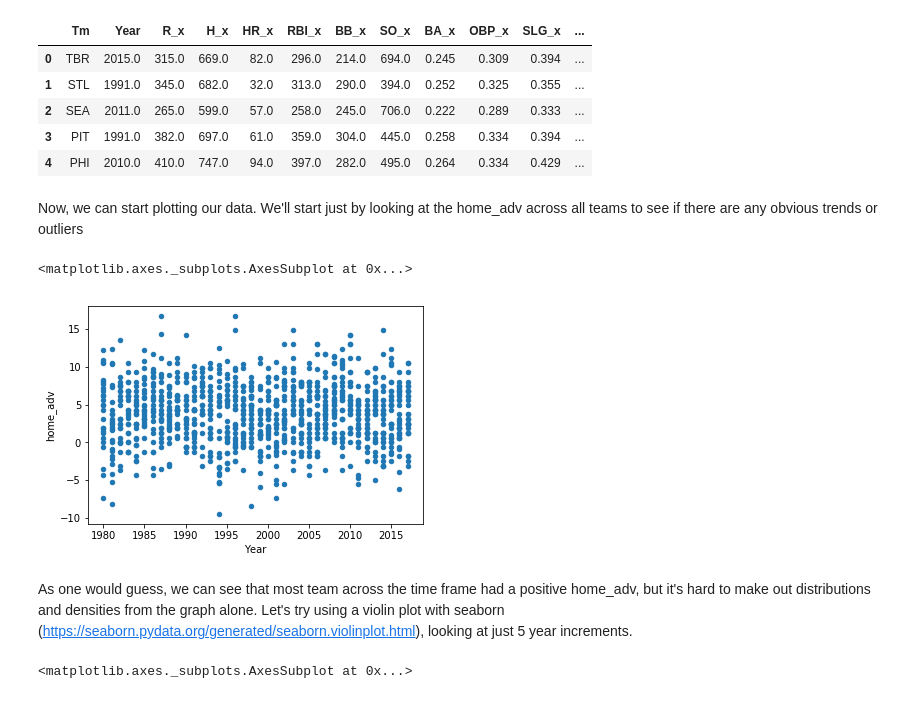
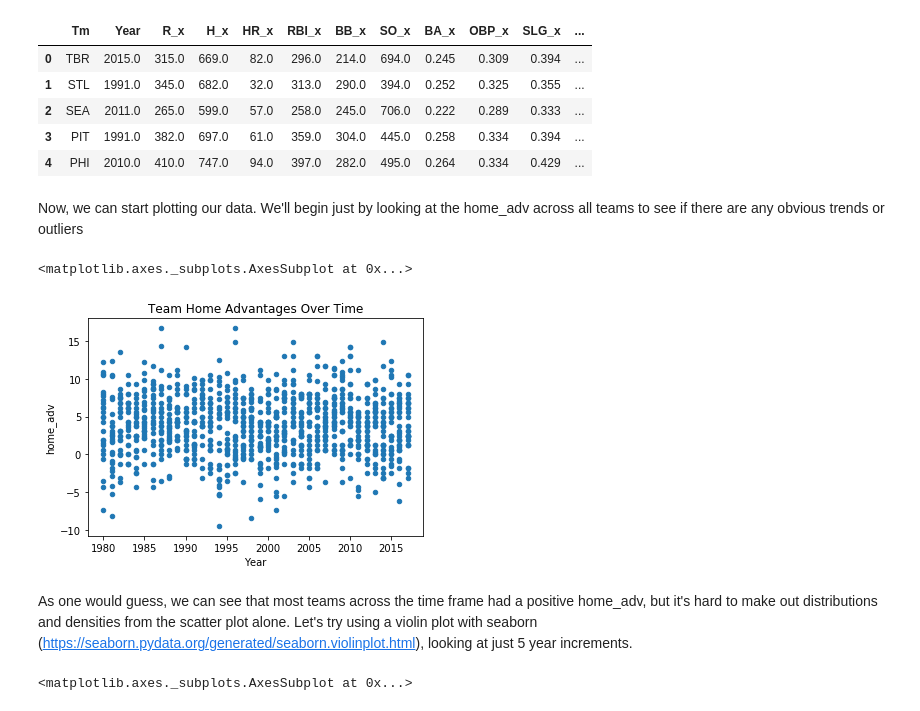
Before and after one commit to smeyer17/smeyer17.github.io, a Jupyter notebook: final_tutorial.ipynb, the cells around one changed output. Saved outputs shown, nothing was run; the diff lists cells and outputs as text; code cells hidden in the pictures.

```diff
--- a/final_tutorial.ipynb
+++ b/final_tutorial.ipynb
@@ -65,14 +84,15 @@ combined_table.head()
 | 3 | PIT | 1991.0 | 382.0 | 697.0 | 61.0 | 359.0 | 304.0 | 445.0 | 0.258 | 0.334 | 0.394 | ... |
 | 4 | PHI | 2010.0 | 410.0 | 747.0 | 94.0 | 397.0 | 282.0 | 495.0 | 0.264 | 0.334 | 0.429 | ... |
 # %% [markdown]
-Now, we can start plotting our data.  We'll start just by looking at the home_adv across all teams to see if there are any obvious trends or outliers
+Now, we can start plotting our data.  We'll begin just by looking at the home_adv across all teams to see if there are any obvious trends or outliers
 # %%
-combined_table.plot(x='Year', y='home_adv', kind='scatter')
+combined_table.plot(x='Year', y='home_adv', kind='scatter',
+                    title = 'Team Home Advantages Over Time')
 # %% [output]
 <matplotlib.axes._subplots.AxesSubplot at 0x...>
-[figure, old version]
+[figure, new version]
 # %% [markdown]
-As one would guess, we can see that most team across the time frame had a positive home_adv, but it's hard to make out distributions and densities from the graph alone.  Let's try using a violin plot with seaborn (https://seaborn.pydata.org/generated/seaborn.violinplot.html), looking at just 5 year increments.
+As one would guess, we can see that most teams across the time frame had a positive home_adv, but it's hard to make out distributions and densities from the scatter plot alone.  Let's try using a violin plot with seaborn (https://seaborn.pydata.org/generated/seaborn.violinplot.html), looking at just 5 year increments.
 # %%
 #ggplot(aes(x='Year', y='home_adv'), data=combined_table) +\
 #    geom_violin() +\
```
Also changed, not shown: parts of 20 cells of this notebook.
